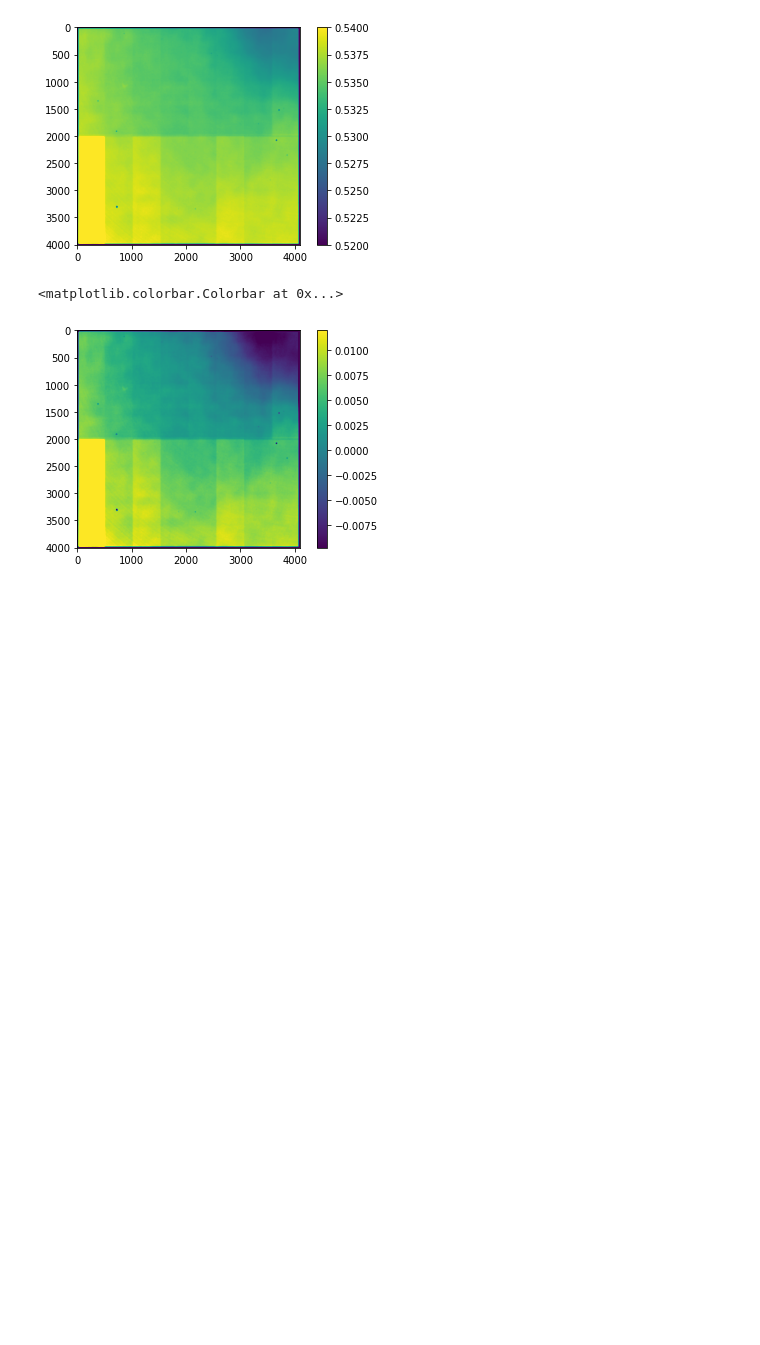
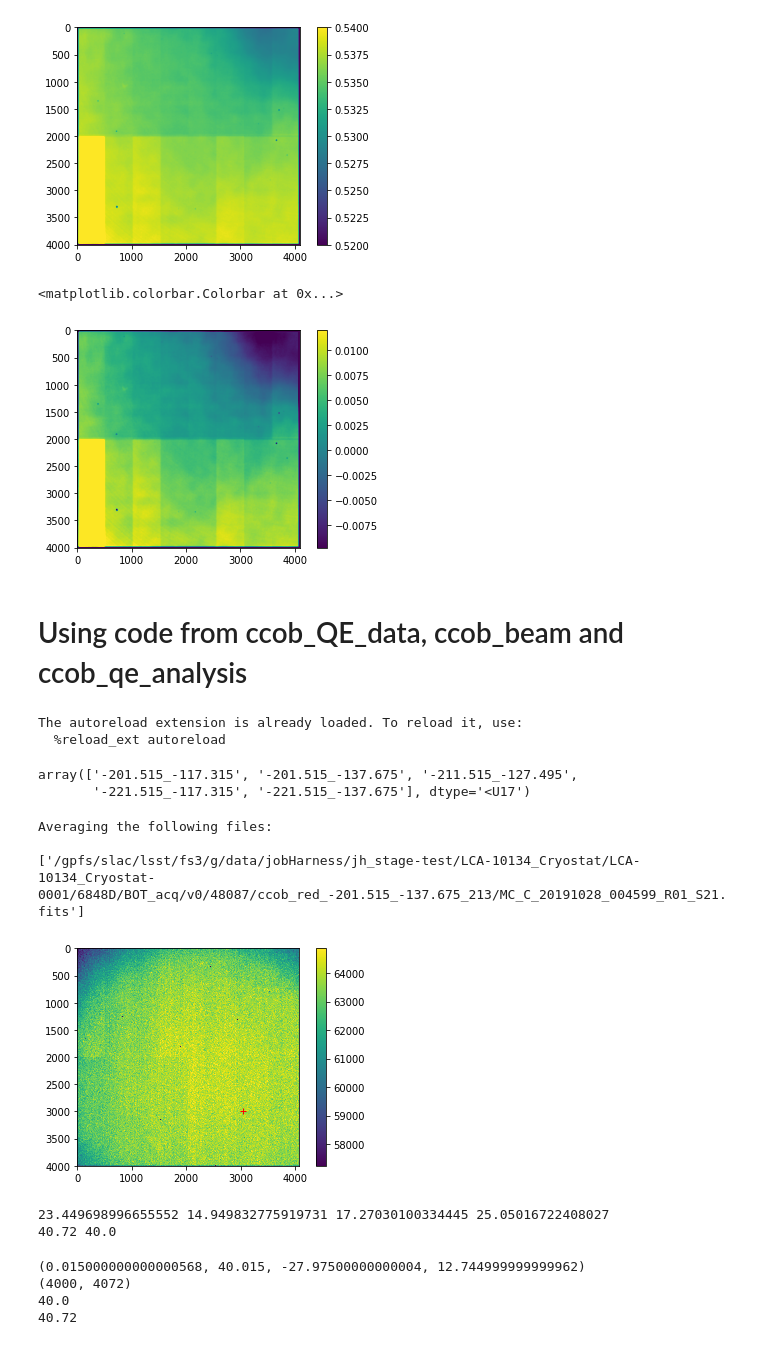
Before and after one commit to lsst-camera-dh/ccob-wb, a Jupyter notebook: notebooks/match_image_to_beam_BOT.ipynb, the cells around one changed output. Drawn from its saved outputs; the diff is of its cells as text; code cells hidden in the pictures; blank space fills up the shorter version.

Commit message:
CCOB results quality assessment - first take

```diff
--- a/notebooks/match_image_to_beam_BOT.ipynb
+++ b/notebooks/match_image_to_beam_BOT.ipynb
@@ -230,3 +230,82 @@ plt.colorbar()
 # %% [output]
 <matplotlib.colorbar.Colorbar at 0x...>
 [figure]
+# %% [markdown]
+# Using code from ccob_QE_data, ccob_beam and ccob_qe_analysis
+# %%
+import sys
+sys.path.insert(0, '../')
+import ccob_qe_data as qe_data
+import numpy as np
+import matplotlib.pyplot as plt
+%load_ext autoreload
+%autoreload 2
+# %% [output]
+The autoreload extension is already loaded. To reload it, use:
+  %reload_ext autoreload
+# %%
+led = 'red'
+#R22 data
+# ccdid = 'R22_S11'
+# path_to_data = '/gpfs/slac/lsst/fs3/g/data/jobHarness/jh_stage/LCA-10134_Cryostat/LCA-10134_Cryostat-0001/11974/BOT_acq/v0/93868/'
+
+#R01 data
+ccdid = 'R01_S21'
+path_to_data = '/gpfs/slac/lsst/fs3/g/data/jobHarness/jh_stage-test/LCA-10134_Cryostat/LCA-10134_Cryostat-0001/6848D/BOT_acq/v0/48087/'
+
+#R30 data
+#ccdid = 'R30_S11'
+#path_to_data = '/gpfs/slac/lsst/fs3/g/data/jobHarness/jh_stage-test/LCA-10134_Cryostat/LCA-10134_Cryostat-0001/6843D/BOT_acq/v0/48047/'
+
+gainfile='/gpfs/slac/lsst/fs3/g/data/jobHarness/jh_stage-test/LCA-10134_Cryostat/LCA-10134_Cryostat-0001/6801D/fe55_analysis_BOT/v0/47706/'+ccdid+'_6801D_eotest_results.fits'
+
+data = qe_data.CcobQeData(ccdid, led, path_to_data, gainfile, biasfile=None)
+# %%
+data.find_dir()
+data.pos_list
+# %% [output]
+array(['-201.515_-117.315', '-201.515_-137.675', '-211.515_-127.495',
+       '-221.515_-117.315', '-221.515_-137.675'], dtype='<U17')
+# %%
+pos = data.pos_list[1]
+data.make_avg_mosaic_at_pos(pos, '/home/combet/tmp_9rafts/')
+# %% [output]
+Averaging the following files:
+
+['/gpfs/slac/lsst/fs3/g/data/jobHarness/jh_stage-test/LCA-10134_Cryostat/LCA-10134_Cryostat-0001/6848D/BOT_acq/v0/48087/ccob_red_-201.515_-137.675_213/MC_C_20191028_004599_R01_S21.fits']
+# %%
+data.plot_mosaic(pos)
+# %% [output]
+[figure, added]
+# %%
+# distance from beam center to ccd edges in mm, EOTest view
+mosaic = data.data[pos]['mosaic']
+xccob = float(pos.split('_')[0]) # CCS
+yccob = float(pos.split('_')[1]) # CCS
+ccdid, x_from_ccob_pos, y_from_ccob_pos = data.lct.focalMmToCcdPixel(yccob, xccob) # FP coord
+
+geom_center_pos = (np.shape(mosaic)[1]-(x_from_ccob_pos+delta_x),y_from_ccob_pos+delta_y) # EOtest coord
+
+dist_to_left = geom_center_pos[0]*0.01
+dist_to_top = geom_center_pos[1]*0.01
+dist_to_right = (mosaic.shape[1] - geom_center_pos[0])*0.01
+dist_to_bottom = (mosaic.shape[0] - geom_center_pos[1])*0.01
+print(dist_to_left,dist_to_bottom,dist_to_right,dist_to_top)
+print(dist_to_left+dist_to_right, dist_to_bottom+dist_to_top)
+# %% [output]
+23.449698996655552 14.949832775919731 17.27030100334445 25.05016722408027
+40.72 40.0
+# %%
+bbox=(bb.properties['max_xccob']-dist_to_bottom,
+       bb.properties['max_xccob']+dist_to_top,
+       bb.properties['max_yccob']-dist_to_left,
+       bb.properties['max_yccob']+dist_to_right)
+print(bbox)
+print(np.shape(mosaic))
+print(-bbox[0]+bbox[1])
+print(-bbox[2]+bbox[3])
+# %% [output]
+(0.015000000000000568, 40.015, -27.97500000000004, 12.744999999999962)
+(4000, 4072)
+40.0
+40.72
```
Also changed, not shown: parts of 11 cells of this notebook, 12 other files.
